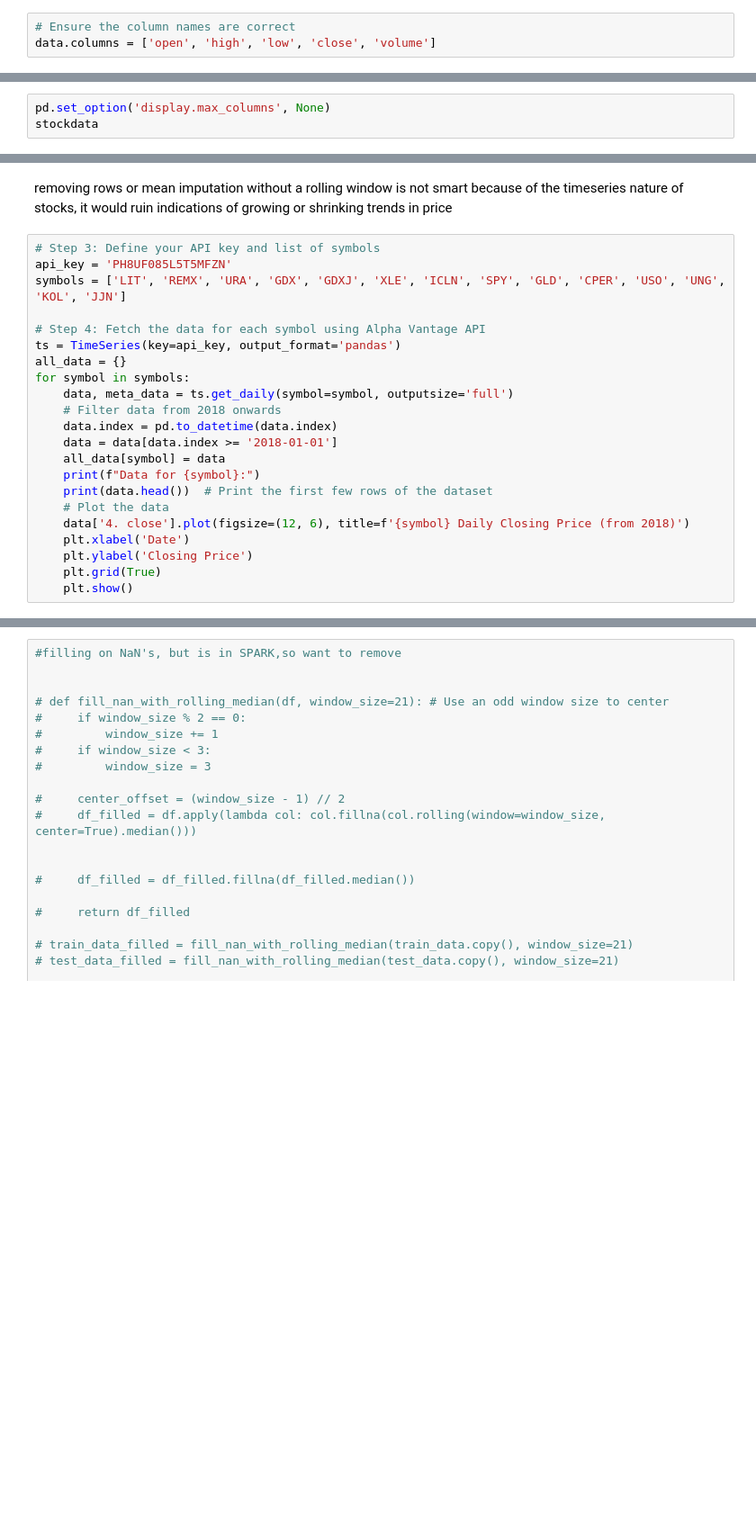
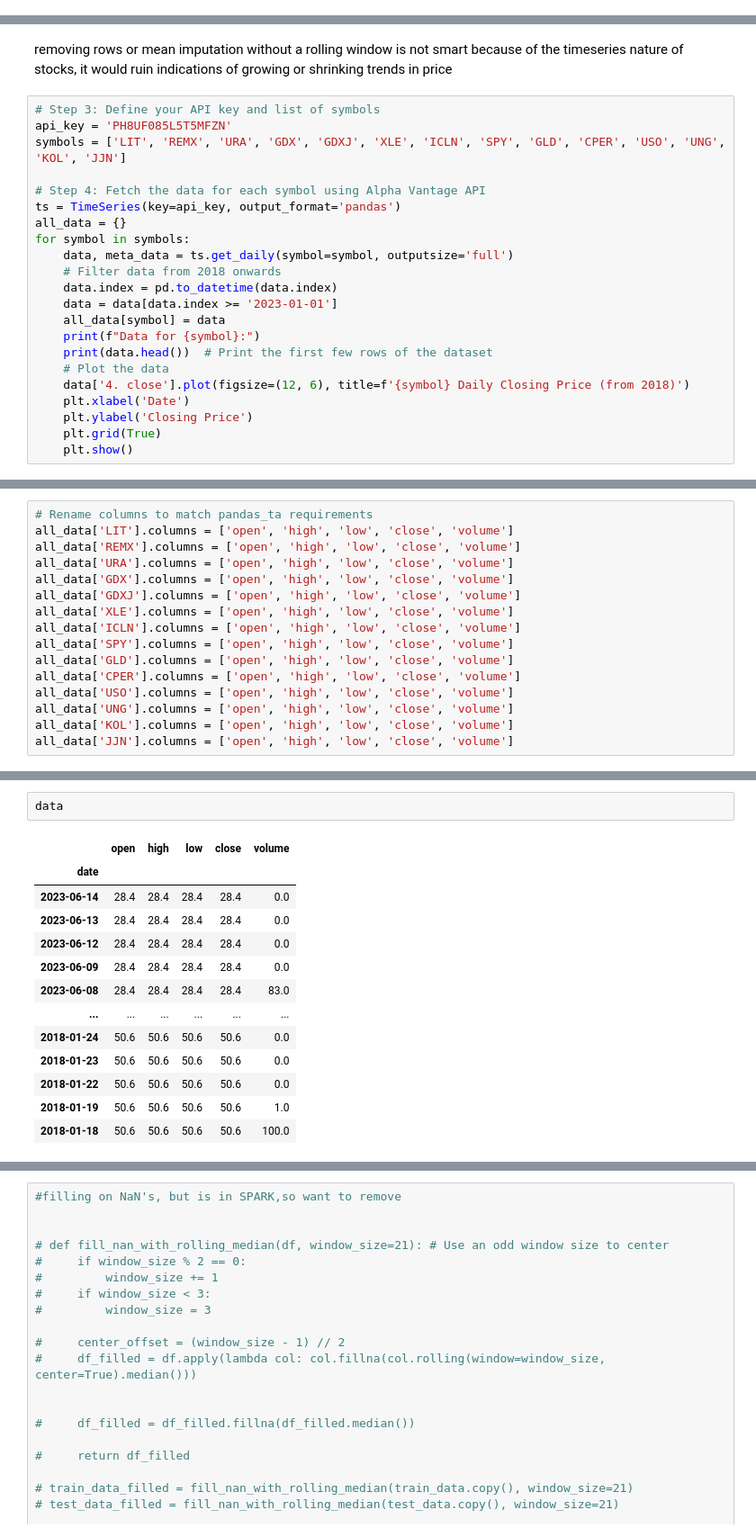
Before and after one commit to chielgroen1998/MLOps, a Jupyter notebook: datacollection.ipynb, the cells around one changed output, grey strips where cells are left out. Shown at 90% size. Drawn from its saved outputs; the diff is of its cells as text; blank space fills up the shorter version.

```diff
--- a/datacollection.ipynb
+++ b/datacollection.ipynb
@@ -59,3 +23,0 @@ date
-# %%
-# Ensure the column names are correct
-data.columns = ['open', 'high', 'low', 'close', 'volume']
@@ -114,6 +25,3 @@ NameError: name 'stockdata' is not defined
 after engineering move to pyspark, describe in report why
 
 transforming (remove nulls after cuz its about loading the data in first)
-# %%
-pd.set_option('display.max_columns', None)
-stockdata
@@ -146,7 +39,7 @@ for symbol in symbols:
     data, meta_data = ts.get_daily(symbol=symbol, outputsize='full')
     # Filter data from 2018 onwards
     data.index = pd.to_datetime(data.index)
-    data = data[data.index >= '2018-01-01']
+    data = data[data.index >= '2023-01-01']
     all_data[symbol] = data
     print(f"Data for {symbol}:")
     print(data.head())  # Print the first few rows of the dataset
@@ -214,0 +54,16 @@ date
+# %%
+# Rename columns to match pandas_ta requirements
+all_data['LIT'].columns = ['open', 'high', 'low', 'close', 'volume']
+all_data['REMX'].columns = ['open', 'high', 'low', 'close', 'volume']
+all_data['URA'].columns = ['open', 'high', 'low', 'close', 'volume']
+all_data['GDX'].columns = ['open', 'high', 'low', 'close', 'volume']
+all_data['GDXJ'].columns = ['open', 'high', 'low', 'close', 'volume']
+all_data['XLE'].columns = ['open', 'high', 'low', 'close', 'volume']
+all_data['ICLN'].columns = ['open', 'high', 'low', 'close', 'volume']
+all_data['SPY'].columns = ['open', 'high', 'low', 'close', 'volume']
+all_data['GLD'].columns = ['open', 'high', 'low', 'close', 'volume']
+all_data['CPER'].columns = ['open', 'high', 'low', 'close', 'volume']
+all_data['USO'].columns = ['open', 'high', 'low', 'close', 'volume']
+all_data['UNG'].columns = ['open', 'high', 'low', 'close', 'volume']
+all_data['KOL'].columns = ['open', 'high', 'low', 'close', 'volume']
+all_data['JJN'].columns = ['open', 'high', 'low', 'close', 'volume']
@@ -214,0 +214,16 @@ date
+# %%
+data
+# %% [output]
+|  | open | high | low | close | volume |
+| date |  |  |  |  |  |
+| 2023-06-14 | 28.4 | 28.4 | 28.4 | 28.4 | 0.0 |
+| 2023-06-13 | 28.4 | 28.4 | 28.4 | 28.4 | 0.0 |
+| 2023-06-12 | 28.4 | 28.4 | 28.4 | 28.4 | 0.0 |
+| 2023-06-09 | 28.4 | 28.4 | 28.4 | 28.4 | 0.0 |
+| 2023-06-08 | 28.4 | 28.4 | 28.4 | 28.4 | 83.0 |
+| ... | ... | ... | ... | ... | ... |
+| 2018-01-24 | 50.6 | 50.6 | 50.6 | 50.6 | 0.0 |
+| 2018-01-23 | 50.6 | 50.6 | 50.6 | 50.6 | 0.0 |
+| 2018-01-22 | 50.6 | 50.6 | 50.6 | 50.6 | 0.0 |
+| 2018-01-19 | 50.6 | 50.6 | 50.6 | 50.6 | 1.0 |
+| 2018-01-18 | 50.6 | 50.6 | 50.6 | 50.6 | 100.0 |
```
Also changed, not shown: parts of 9 cells of this notebook.
